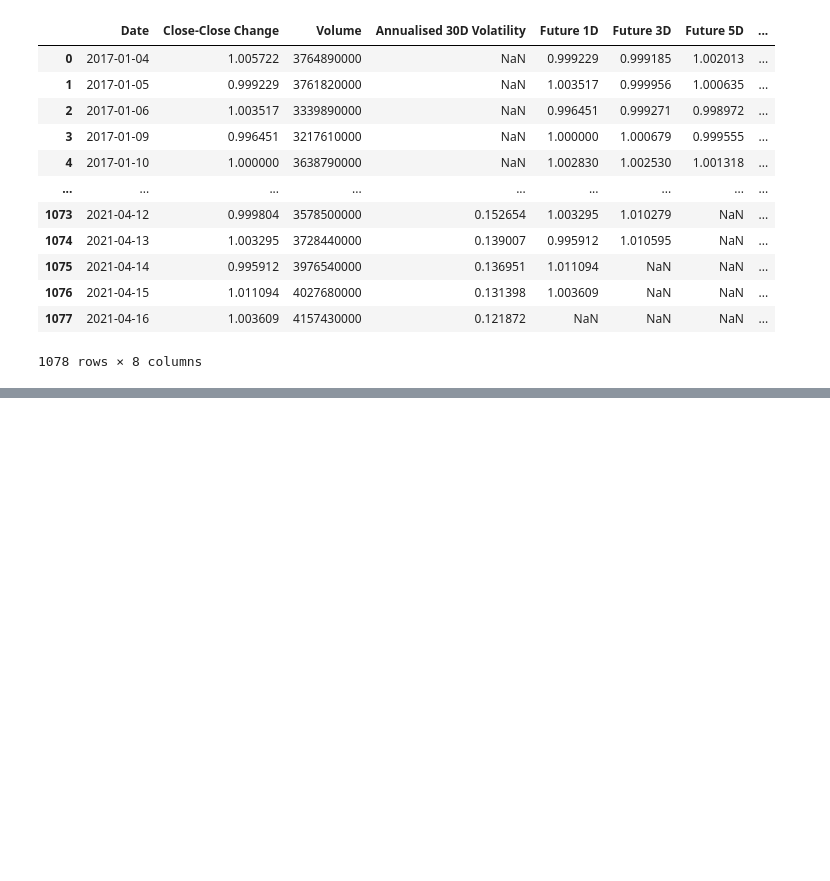
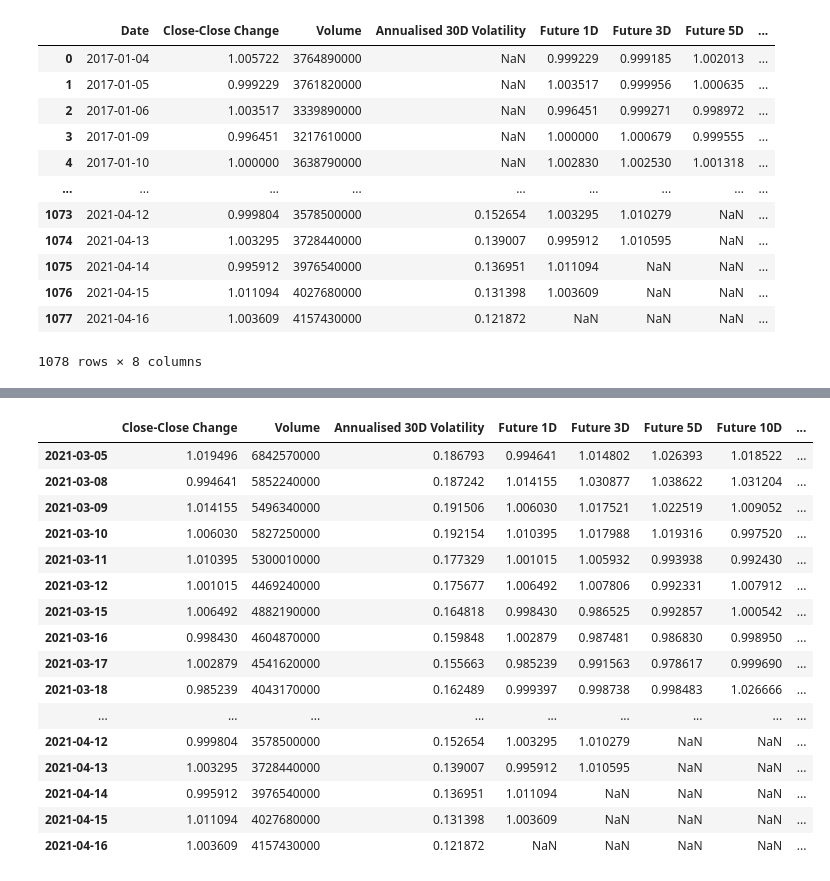
Before and after one commit to hoestlund/thesis, a Jupyter notebook: trading_model/preparing_model.ipynb, the cells around one changed output, grey strips where cells are left out. Cells and saved outputs as stored; diff of their text form; code cells hidden in the pictures; blank space fills up the shorter version.

```diff
--- a/trading_model/preparing_model.ipynb
+++ b/trading_model/preparing_model.ipynb
@@ -157,0 +156,7 @@ model_data.set_index('Date', inplace=True)
+# %%
+# There are news stories for days that the markets are closed. Using the option inner, will give us only the days where the markets were open
+model_data.set_index('Date', inplace=True)
+daily_sentiments.set_index('date', inplace=True)
+
+model_data = model_data.join(daily_sentiments, how='inner')
+model_data
@@ -157,0 +177,20 @@ model_data.set_index('Date', inplace=True)
+# %%
+model_data.iloc[-30:]
+# %% [output]
+|  | Close-Close Change | Volume | Annualised 30D Volatility | Future 1D | Future 3D | Future 5D | Future 10D | ... |
+| 2021-03-05 | 1.019496 | 6842570000 | 0.186793 | 0.994641 | 1.014802 | 1.026393 | 1.018522 | ... |
+| 2021-03-08 | 0.994641 | 5852240000 | 0.187242 | 1.014155 | 1.030877 | 1.038622 | 1.031204 | ... |
+| 2021-03-09 | 1.014155 | 5496340000 | 0.191506 | 1.006030 | 1.017521 | 1.022519 | 1.009052 | ... |
+| 2021-03-10 | 1.006030 | 5827250000 | 0.192154 | 1.010395 | 1.017988 | 1.019316 | 0.997520 | ... |
+| 2021-03-11 | 1.010395 | 5300010000 | 0.177329 | 1.001015 | 1.005932 | 0.993938 | 0.992430 | ... |
+| 2021-03-12 | 1.001015 | 4469240000 | 0.175677 | 1.006492 | 1.007806 | 0.992331 | 1.007912 | ... |
+| 2021-03-15 | 1.006492 | 4882190000 | 0.164818 | 0.998430 | 0.986525 | 0.992857 | 1.000542 | ... |
+| 2021-03-16 | 0.998430 | 4604870000 | 0.159848 | 1.002879 | 0.987481 | 0.986830 | 0.998950 | ... |
+| 2021-03-17 | 1.002879 | 4541620000 | 0.155663 | 0.985239 | 0.991563 | 0.978617 | 0.999690 | ... |
+| 2021-03-18 | 0.985239 | 4043170000 | 0.162489 | 0.999397 | 0.998738 | 0.998483 | 1.026666 | ... |
+| ... | ... | ... | ... | ... | ... | ... | ... | ... |
+| 2021-04-12 | 0.999804 | 3578500000 | 0.152654 | 1.003295 | 1.010279 | NaN | NaN | ... |
+| 2021-04-13 | 1.003295 | 3728440000 | 0.139007 | 0.995912 | 1.010595 | NaN | NaN | ... |
+| 2021-04-14 | 0.995912 | 3976540000 | 0.136951 | 1.011094 | NaN | NaN | NaN | ... |
+| 2021-04-15 | 1.011094 | 4027680000 | 0.131398 | 1.003609 | NaN | NaN | NaN | ... |
+| 2021-04-16 | 1.003609 | 4157430000 | 0.121872 | NaN | NaN | NaN | NaN | ... |
```
Also changed, not shown: parts of 13 cells of this notebook.
